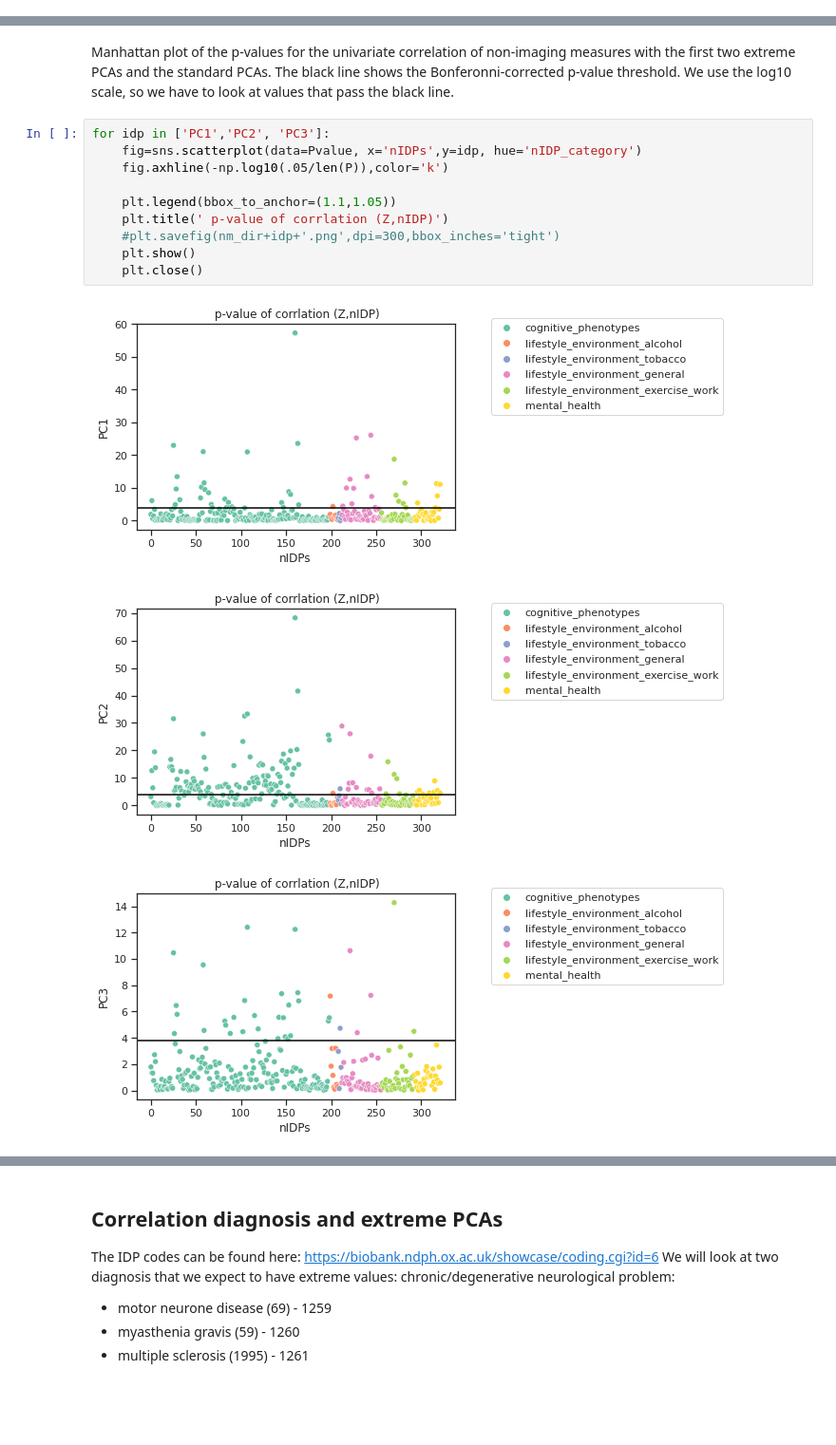
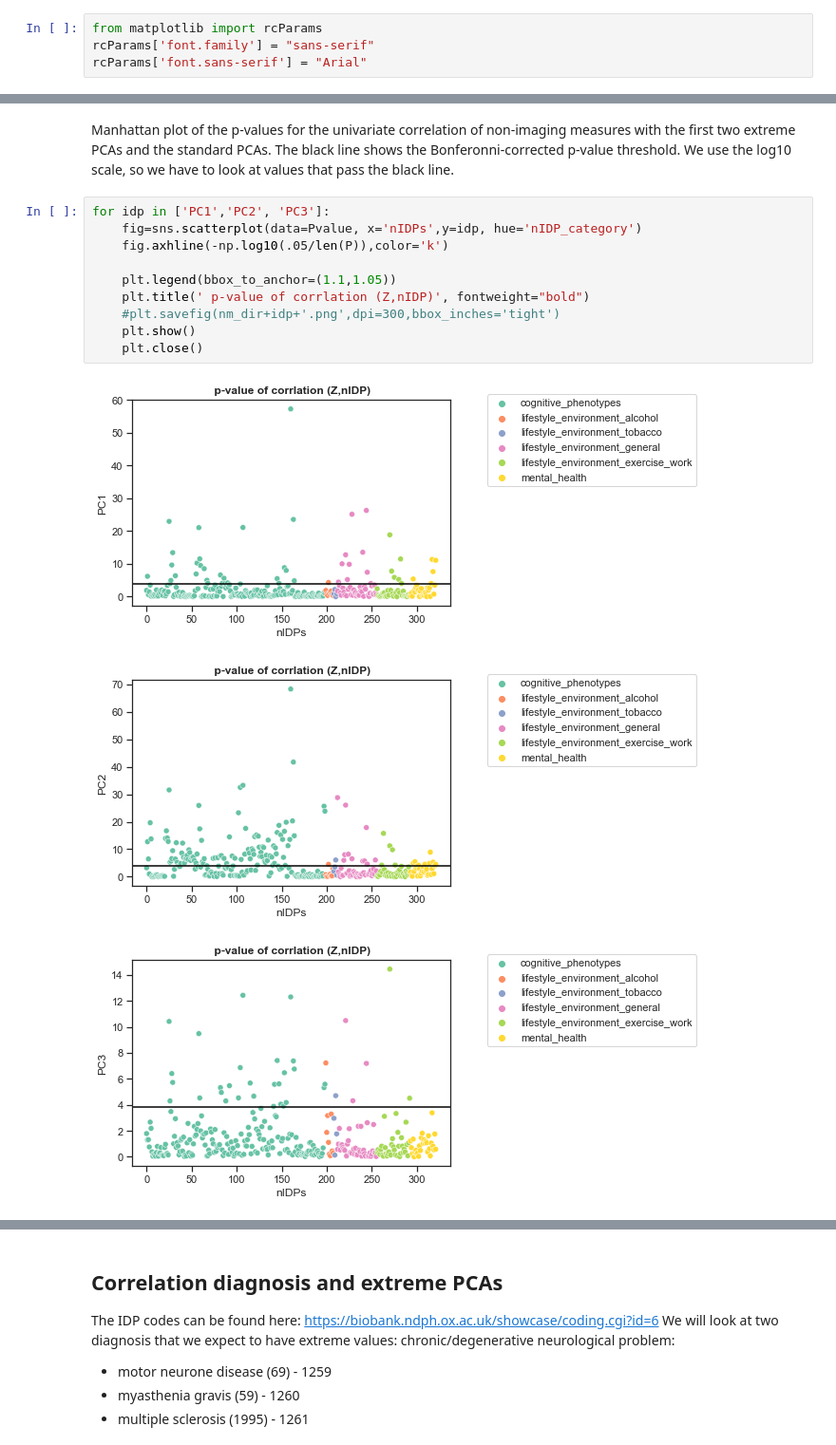
Before and after one commit to CharFraza/extremes_normative_modelling, a Jupyter notebook: MVET_behavioural_validation.ipynb, the cells around one changed output, grey strips where cells are left out. Shown at 95% size. Cells and saved outputs as stored; diff of their text form; blank space fills up the shorter version.

```diff
--- a/MVET_behavioural_validation.ipynb
+++ b/MVET_behavioural_validation.ipynb
@@ -18,6 +18,10 @@ sns.set(style='ticks', palette='Set2')
 sns.despine()
 # %% [output]
 <Figure size 432x288 with 0 Axes>
+# %%
+from matplotlib import rcParams
+rcParams['font.family'] = "sans-serif"
+rcParams['font.sans-serif'] = "Arial"
 # %%
 # For using R within python
 %load_ext rpy2.ipython
@@ -249,17 +260,17 @@ We use the log10 scale, so we have to look at values that pass the black line.
 # %%
 for idp in ['PC1','PC2', 'PC3']:
     fig=sns.scatterplot(data=Pvalue, x='nIDPs',y=idp, hue='nIDP_category')
     fig.axhline(-np.log10(.05/len(P)),color='k')
 
     plt.legend(bbox_to_anchor=(1.1,1.05))
-    plt.title(' p-value of corrlation (Z,nIDP)')
+    plt.title(' p-value of corrlation (Z,nIDP)', fontweight="bold")
     #plt.savefig(nm_dir+idp+'.png',dpi=300,bbox_inches='tight')
     plt.show()
     plt.close()
 # %% [output]
-[figure, old version]
+[figure, new version]
-[figure, old version]
+[figure, new version]
-[figure, old version]
+[figure, new version]
 # %%
 print(f'PCA1, Number of correlations passing p-value: {np.sum(P.iloc[:,1]>-np.log10(.05/len(P)))}')
 print(f'PCA2, Number of correlations passing p-value: {np.sum(P.iloc[:,2]>-np.log10(.05/len(P)))}')
```
Also changed, not shown: parts of 15 cells of this notebook.
